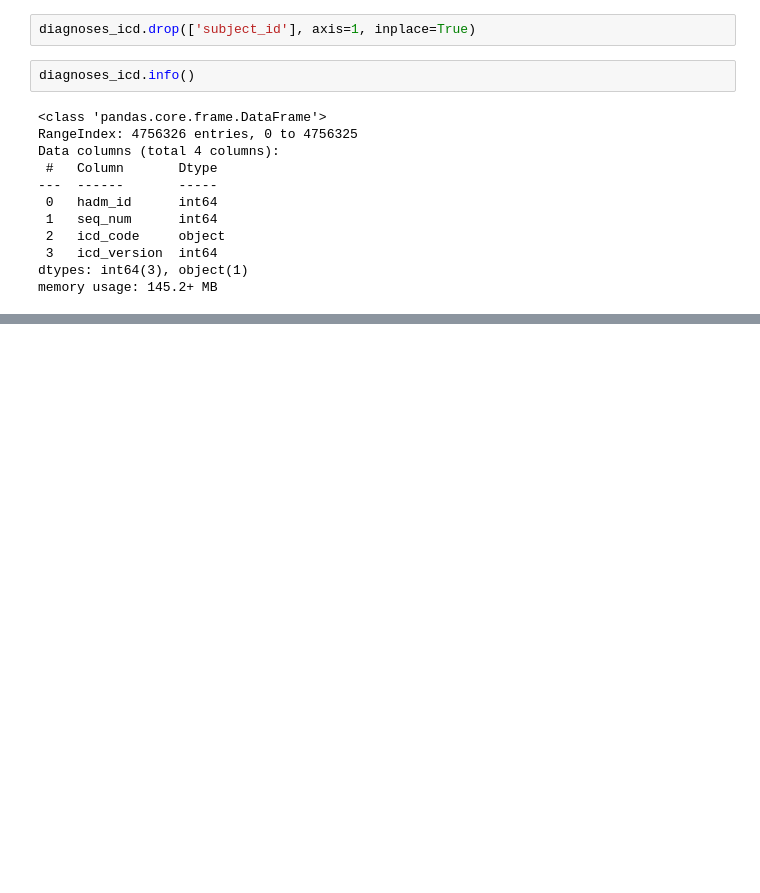
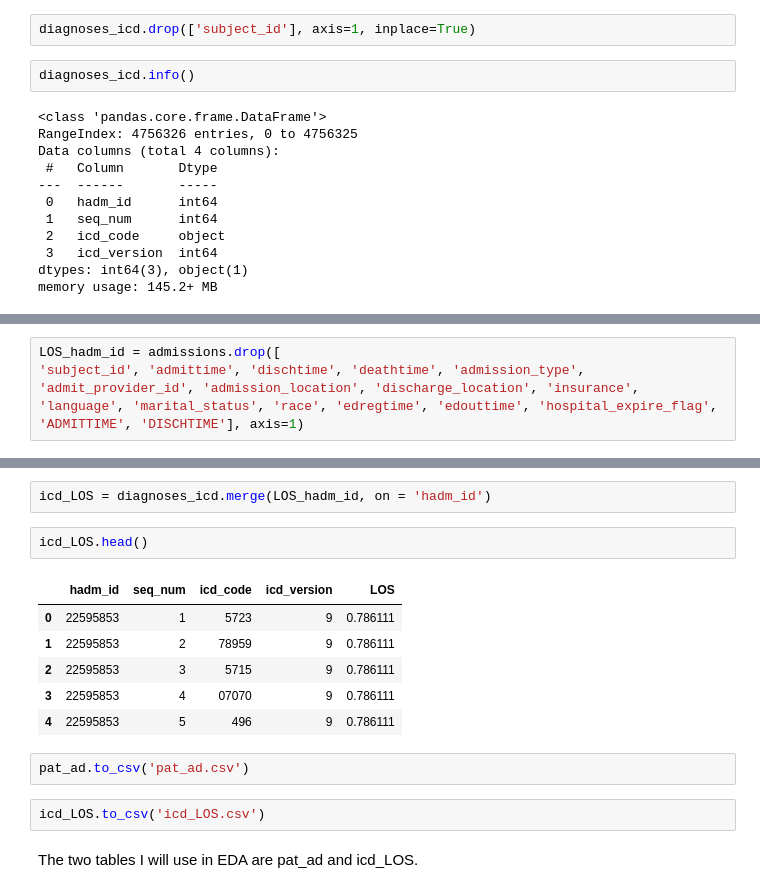
Before and after one commit to alissazolt/Predicting-LOS, a Jupyter notebook: Data Wrangling - Predicting LOS.ipynb, the cells around one changed output, grey strips where cells are left out. Cells and saved outputs as stored; diff of their text form; blank space fills up the shorter version.

```diff
--- a/Data Wrangling - Predicting LOS.ipynb
+++ b/Data Wrangling - Predicting LOS.ipynb
@@ -476,0 +549,3 @@ wrangled_df.head()
+# %%
+LOS_hadm_id = admissions.drop([
+'subject_id', 'admittime', 'dischtime', 'deathtime', 'admission_type', 'admit_provider_id', 'admission_location', 'discharge_location', 'insurance', 'language', 'marital_status', 'race', 'edregtime', 'edouttime', 'hospital_expire_flag', 'ADMITTIME', 'DISCHTIME'], axis=1)
@@ -476,0 +561,17 @@ wrangled_df.head()
+# %%
+icd_LOS = diagnoses_icd.merge(LOS_hadm_id, on = 'hadm_id')
+# %%
+icd_LOS.head()
+# %% [output]
+|  | hadm_id | seq_num | icd_code | icd_version | LOS |
+| 0 | 22595853 | 1 | 5723 | 9 | 0.786111 |
+| 1 | 22595853 | 2 | 78959 | 9 | 0.786111 |
+| 2 | 22595853 | 3 | 5715 | 9 | 0.786111 |
+| 3 | 22595853 | 4 | 07070 | 9 | 0.786111 |
+| 4 | 22595853 | 5 | 496 | 9 | 0.786111 |
+# %%
+pat_ad.to_csv('pat_ad.csv')
+# %%
+icd_LOS.to_csv('icd_LOS.csv')
+# %% [markdown]
+The two tables I will use in EDA are pat_ad and icd_LOS.
```
Also changed, not shown: parts of 17 cells of this notebook.
